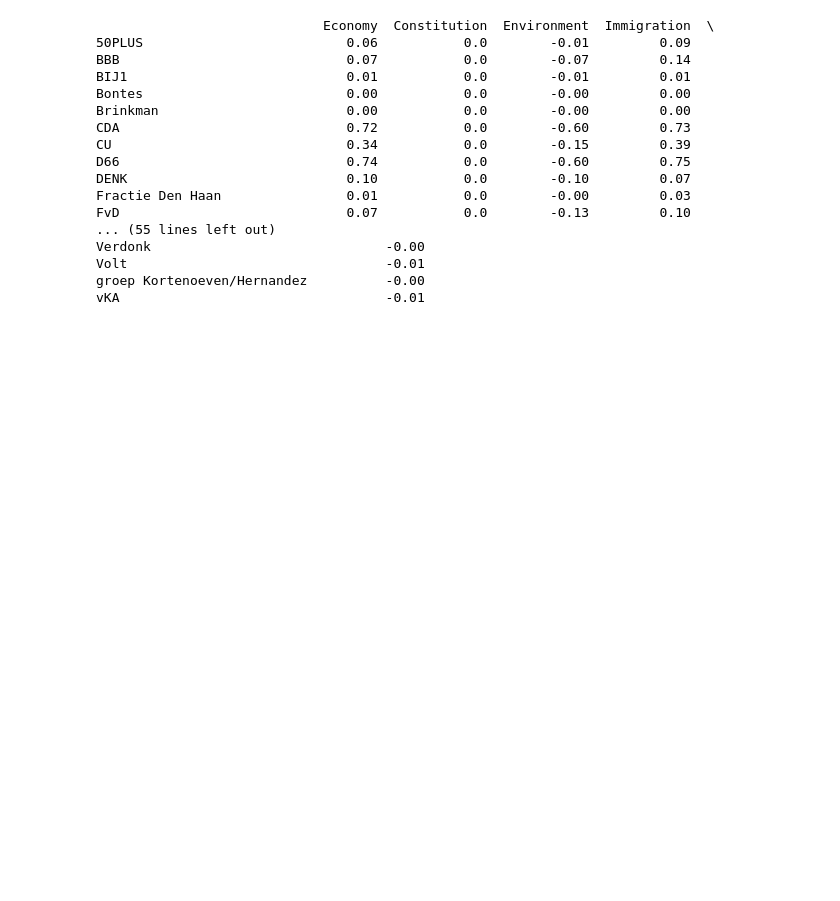
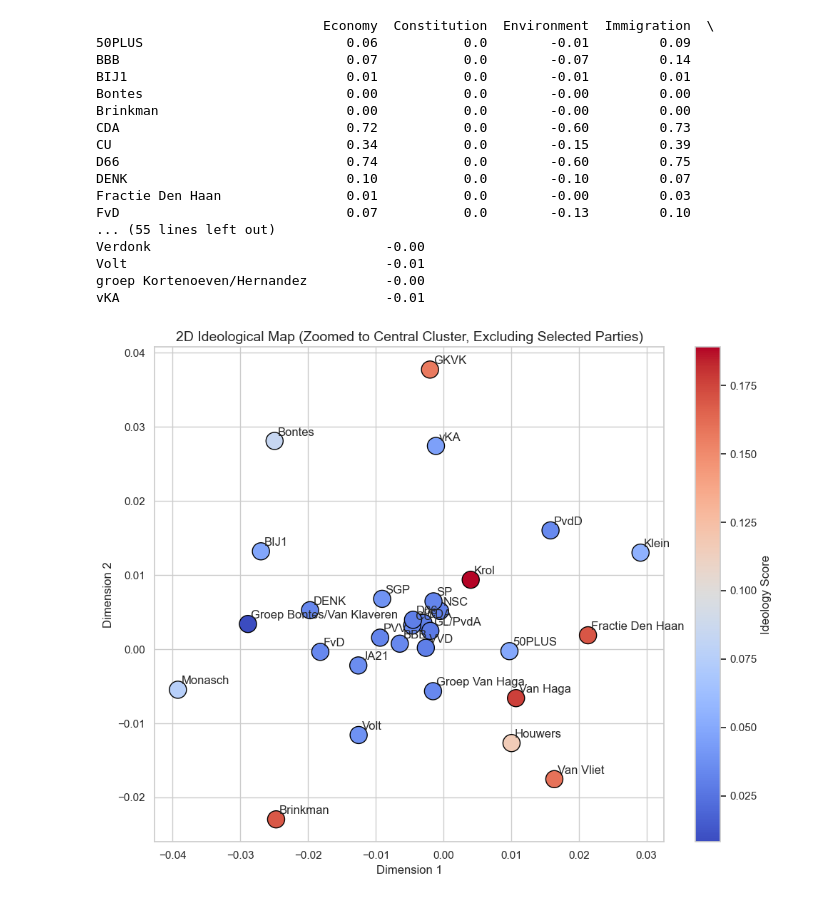
Before and after one commit to merijnvervoorn/coalitie-voorspeller, a Jupyter notebook: jensen-shannon-divergence.ipynb, the cells around one changed output. Drawn from its saved outputs; the diff is of its cells as text; code cells hidden in the pictures; blank space fills up the shorter version.

Commit message:
Some plots in JSD

```diff
--- a/jensen-shannon-divergence.ipynb
+++ b/jensen-shannon-divergence.ipynb
@@ -463,0 +469,34 @@ with open("topic_vectors.json", "w") as f:
+# %%
+# List of parties to exclude
+exclude_parties = ['Verdonk', 'Lid Ephraim', 'Van Kooten-Arissen', 'groep Kortenoeven/Hernandez']
+
+# Filter out the excluded parties
+plot_df_filtered = plot_df[~plot_df['party'].isin(exclude_parties)].copy()
+
+# Recalculate percentiles for filtered data
+x_min, x_max = np.percentile(plot_df_filtered['x'], [5, 95])
+y_min, y_max = np.percentile(plot_df_filtered['y'], [5, 95])
+
+x_range = x_max - x_min
+y_range = y_max - y_min
+x_offset = x_range * 0.01
+y_offset = y_range * 0.01
+
+# Plot filtered data
+plt.figure(figsize=(10, 8))
+sc = plt.scatter(plot_df_filtered['x'], plot_df_filtered['y'], c=plot_df_filtered['ideology'],
+                 cmap='coolwarm', s=300, edgecolors='black')
+
+for _, row in plot_df_filtered.iterrows():
+    plt.text(row['x'] + x_offset, row['y'] + y_offset, row['party'],
+                fontsize=12, weight='bold', ha='left', va='bottom')
+
+
+plt.colorbar(sc, label='Ideology Score')
+plt.title("2D Ideological Map (Zoomed to Central Cluster, Excluding Selected Parties)", fontsize=14)
+plt.xlabel("Dimension 1")
+plt.ylabel("Dimension 2")
+plt.tight_layout()
+plt.show()
+# %% [output]
+[figure, added]
```
Also changed, not shown: parts of 3 cells of this notebook, 1 other file.
